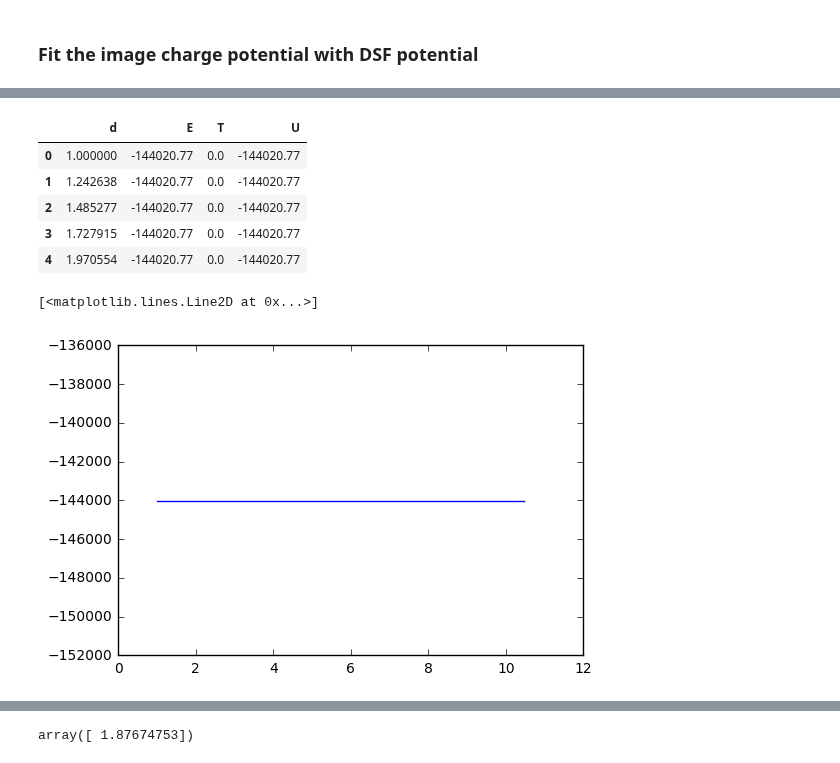
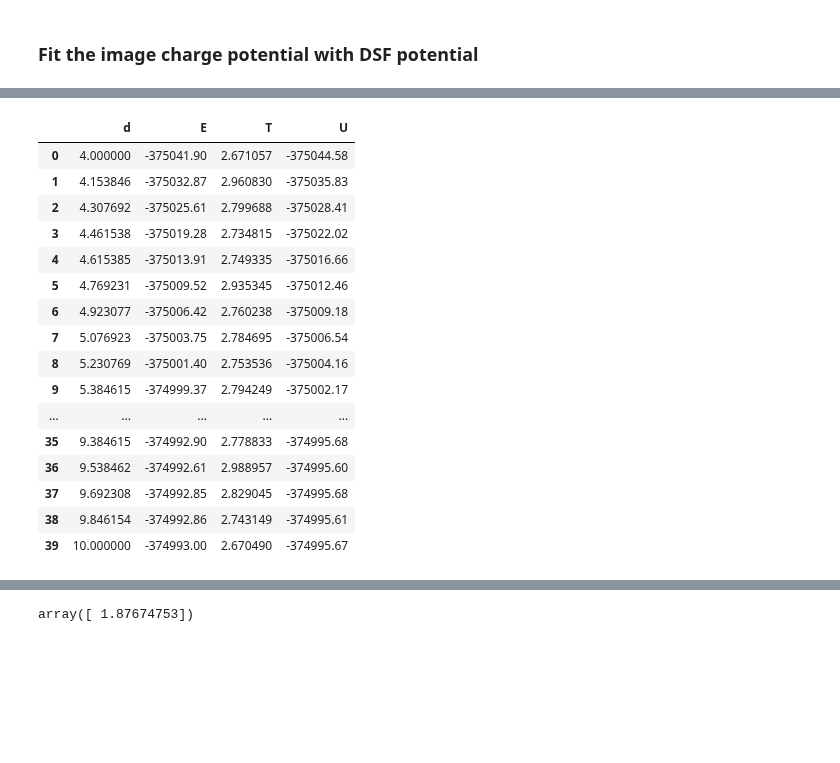
Before and after one commit to 123daimanu/DR_EAM, a Jupyter notebook: Image Charge Fit.ipynb, the cells around one changed output, grey strips where cells are left out. Drawn from its saved outputs; the diff is of its cells as text; code cells hidden in the pictures; blank space fills up the shorter version.

Commit message:
Cleaned unnecessary lines

```diff
--- a/Image Charge Fit.ipynb
+++ b/Image Charge Fit.ipynb
@@ -106,19 +114,27 @@ Cu111Neutral=Fitting("Cu111Neutral","../FDEAMCrystalCalculations/ImageCharge/",-
 # %%
-data=pan.read_csv("../FDEAMCrystalCalculations/ImageCharge/Cu111Neutralhollow.dat",delimiter="\t",skiprows=1,names=["d","E","T","U"])
+data=pan.read_csv("../FDEAMCrystalCalculations/ImageCharge/PtImageNegativebridge.dat",delimiter="\t",skiprows=1,names=["d","E","T","U"])
 d=pan.DataFrame(data)
-d.head()
+d
 # %% [output]
 |  | d | E | T | U |
-| 0 | 1.000000 | -144020.77 | 0.0 | -144020.77 |
-| 1 | 1.242638 | -144020.77 | 0.0 | -144020.77 |
-| 2 | 1.485277 | -144020.77 | 0.0 | -144020.77 |
-| 3 | 1.727915 | -144020.77 | 0.0 | -144020.77 |
-| 4 | 1.970554 | -144020.77 | 0.0 | -144020.77 |
+| 0 | 4.000000 | -375041.90 | 2.671057 | -375044.58 |
+| 1 | 4.153846 | -375032.87 | 2.960830 | -375035.83 |
+| 2 | 4.307692 | -375025.61 | 2.799688 | -375028.41 |
+| 3 | 4.461538 | -375019.28 | 2.734815 | -375022.02 |
+| 4 | 4.615385 | -375013.91 | 2.749335 | -375016.66 |
+| 5 | 4.769231 | -375009.52 | 2.935345 | -375012.46 |
+| 6 | 4.923077 | -375006.42 | 2.760238 | -375009.18 |
+| 7 | 5.076923 | -375003.75 | 2.784695 | -375006.54 |
+| 8 | 5.230769 | -375001.40 | 2.753536 | -375004.16 |
+| 9 | 5.384615 | -374999.37 | 2.794249 | -375002.17 |
+| ... | ... | ... | ... | ... |
+| 35 | 9.384615 | -374992.90 | 2.778833 | -374995.68 |
+| 36 | 9.538462 | -374992.61 | 2.988957 | -374995.60 |
+| 37 | 9.692308 | -374992.85 | 2.829045 | -374995.68 |
+| 38 | 9.846154 | -374992.86 | 2.743149 | -374995.61 |
+| 39 | 10.000000 | -374993.00 | 2.670490 | -374995.67 |
 # %%
 lab.plot(d.d,d.U)
-# %% [output]
-[<matplotlib.lines.Line2D at 0x...>]
-[figure, removed]
 # %%
 df=dFrame.sort_values('d')
 #df.to_csv("../FDEAMCrystalCalculations/ImageCharge/largeAlpha.dat",sep='\t',header=False,index=False)
```
Also changed, not shown: parts of 18 cells of this notebook, 15 other files.
